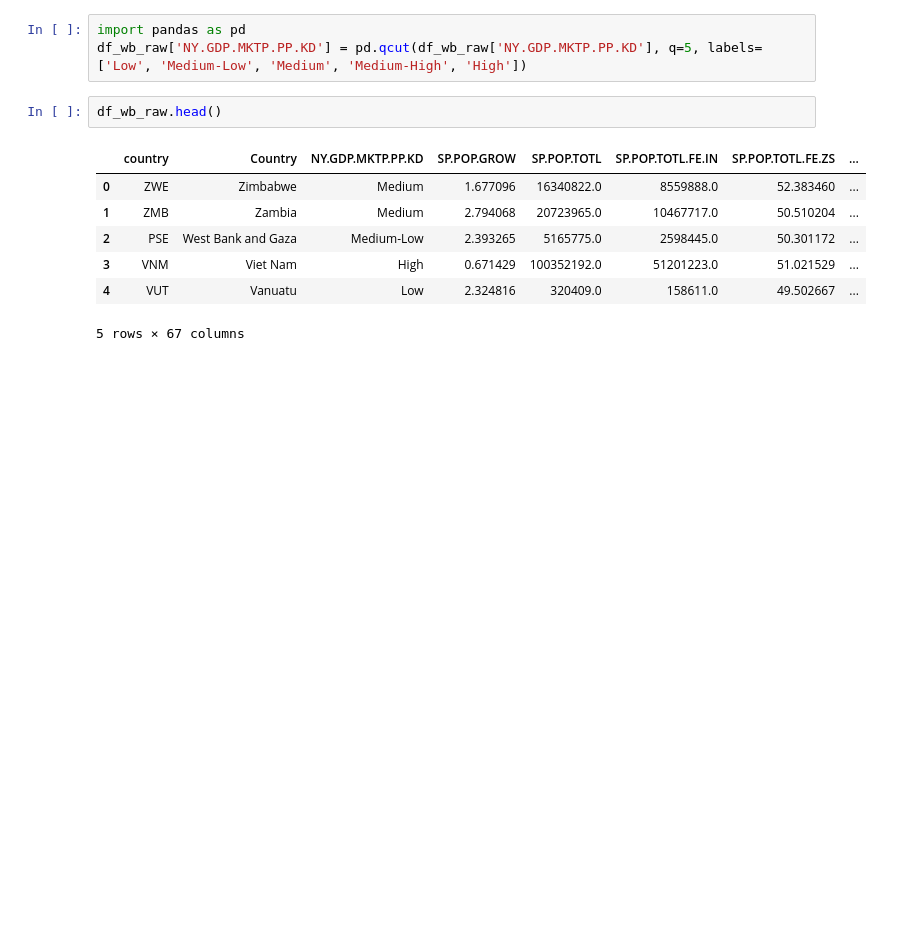
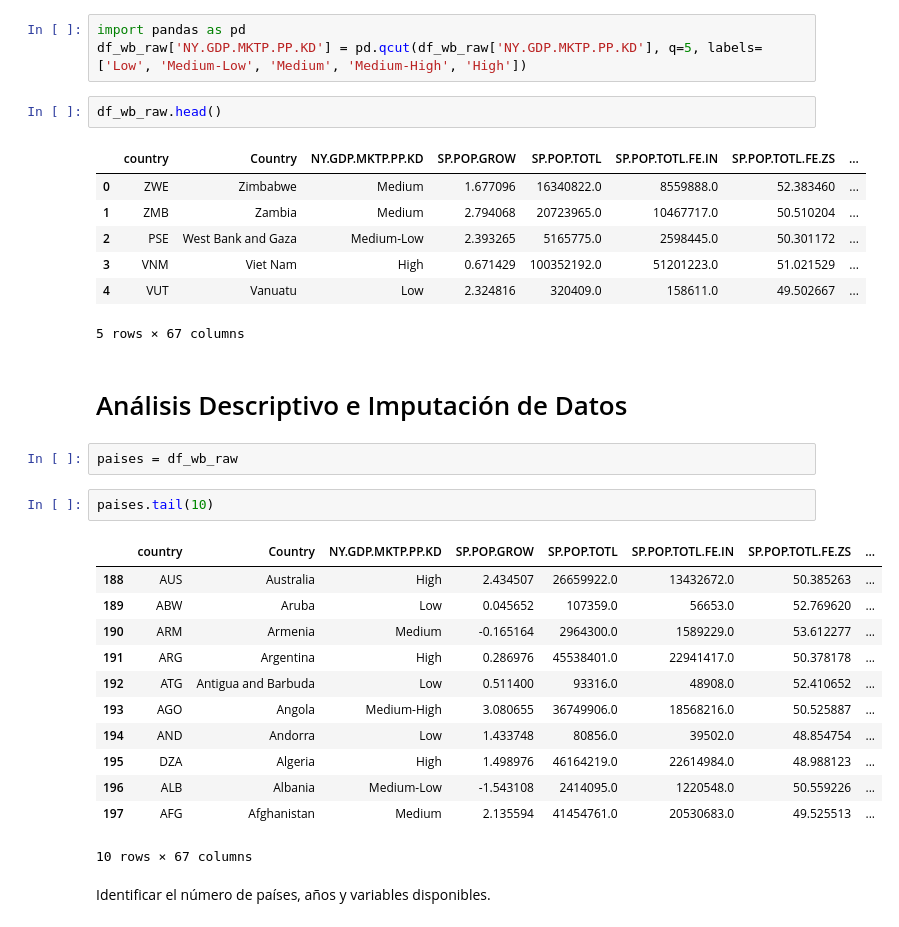
Before and after one commit to Naty-2906/ciencias-de-datos, a Jupyter notebook: etapa_1.ipynb, the cells around one changed output. Cells and saved outputs as stored; diff of their text form; blank space fills up the shorter version.

```diff
--- a/etapa_1.ipynb
+++ b/etapa_1.ipynb
@@ -205,3 +201,24 @@ df_wb_raw.head()
 | 3 | VNM | Viet Nam | High | 0.671429 | 100352192.0 | 51201223.0 | 51.021529 | ... |
 | 4 | VUT | Vanuatu | Low | 2.324816 | 320409.0 | 158611.0 | 49.502667 | ... |
 5 rows × 67 columns
+# %% [markdown]
+# Análisis Descriptivo e Imputación de Datos
+# %%
+paises = df_wb_raw
+# %%
+paises.tail(10)
+# %% [output]
+|  | country | Country | NY.GDP.MKTP.PP.KD | SP.POP.GROW | SP.POP.TOTL | SP.POP.TOTL.FE.IN | SP.POP.TOTL.FE.ZS | ... |
+| 188 | AUS | Australia | High | 2.434507 | 26659922.0 | 13432672.0 | 50.385263 | ... |
+| 189 | ABW | Aruba | Low | 0.045652 | 107359.0 | 56653.0 | 52.769620 | ... |
+| 190 | ARM | Armenia | Medium | -0.165164 | 2964300.0 | 1589229.0 | 53.612277 | ... |
+| 191 | ARG | Argentina | High | 0.286976 | 45538401.0 | 22941417.0 | 50.378178 | ... |
+| 192 | ATG | Antigua and Barbuda | Low | 0.511400 | 93316.0 | 48908.0 | 52.410652 | ... |
+| 193 | AGO | Angola | Medium-High | 3.080655 | 36749906.0 | 18568216.0 | 50.525887 | ... |
+| 194 | AND | Andorra | Low | 1.433748 | 80856.0 | 39502.0 | 48.854754 | ... |
+| 195 | DZA | Algeria | High | 1.498976 | 46164219.0 | 22614984.0 | 48.988123 | ... |
+| 196 | ALB | Albania | Medium-Low | -1.543108 | 2414095.0 | 1220548.0 | 50.559226 | ... |
+| 197 | AFG | Afghanistan | Medium | 2.135594 | 41454761.0 | 20530683.0 | 49.525513 | ... |
+10 rows × 67 columns
+# %% [markdown]
+Identificar el número de países, años y variables disponibles.
```
Also changed, not shown: parts of 16 cells of this notebook.
